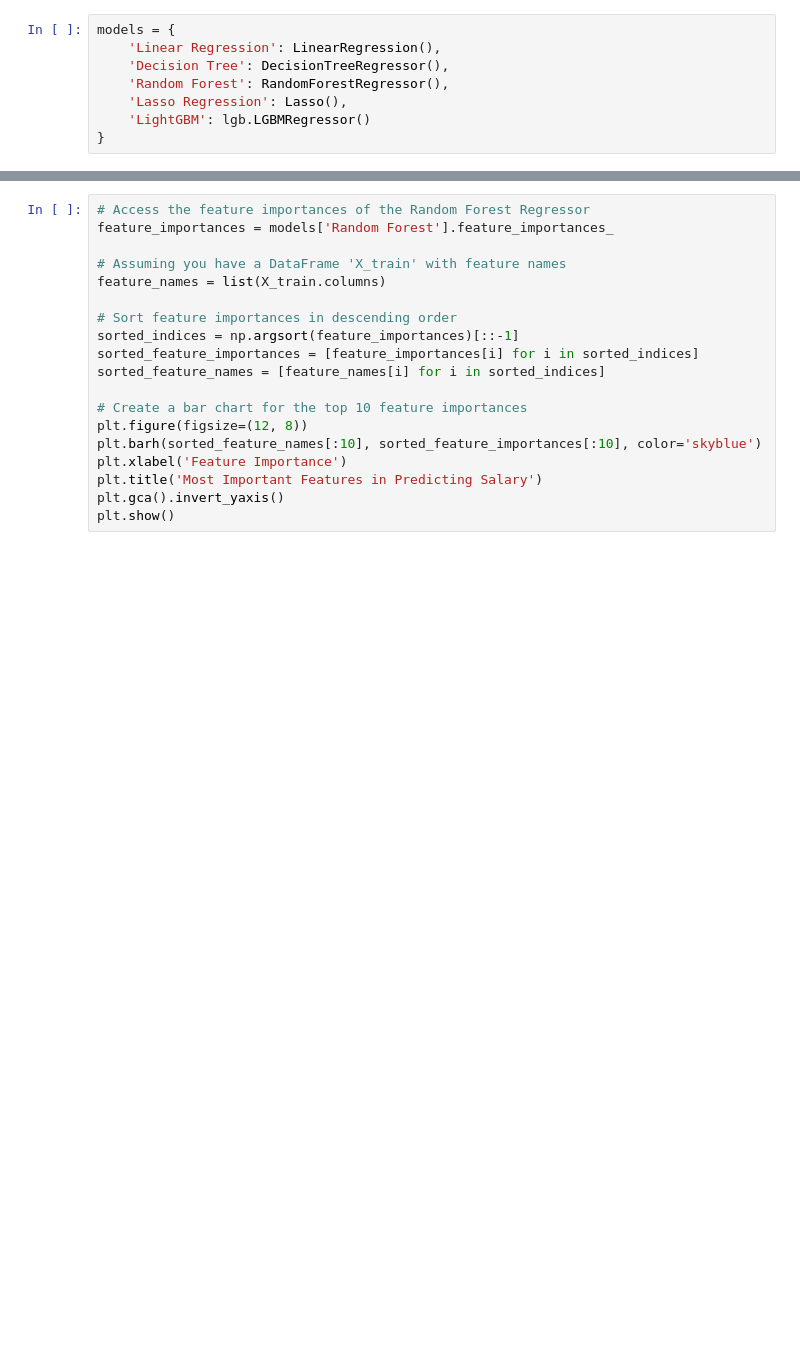
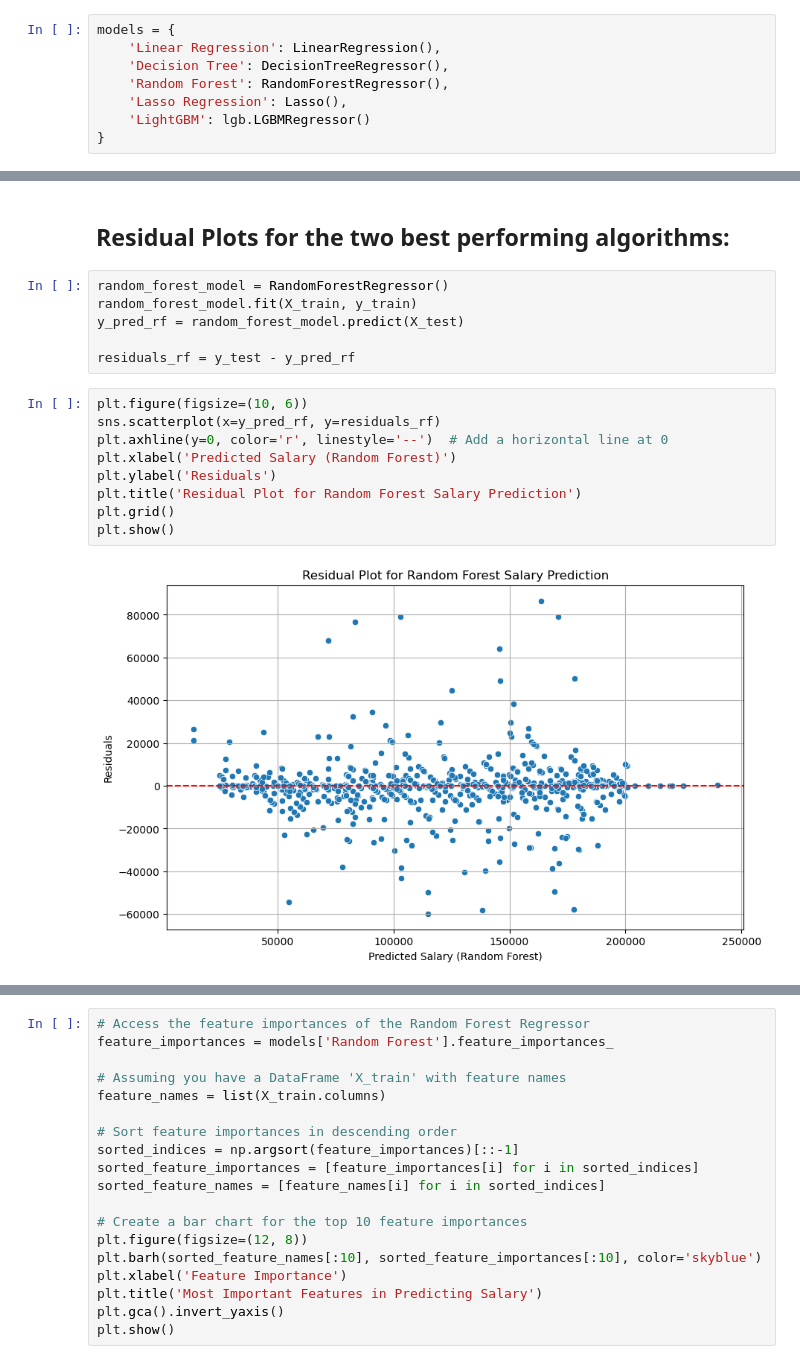
Before and after one commit to risv1/predictive-salary-modeling, a Jupyter notebook: classifier/Updated_model.ipynb, the cells around one changed output, grey strips where cells are left out. Drawn from its saved outputs; the diff is of its cells as text; blank space fills up the shorter version.

Commit message:
Update model

```diff
--- a/classifier/Updated_model.ipynb
+++ b/classifier/Updated_model.ipynb
@@ -397,3 +397,22 @@ Mean Absolute Error: 5826.860137126474
 R^2 Score: 0.9636271902372576
 
 -----------------------------------------
+# %% [markdown]
+## Residual Plots for the two best performing algorithms:
+# %%
+random_forest_model = RandomForestRegressor()
+random_forest_model.fit(X_train, y_train)
+y_pred_rf = random_forest_model.predict(X_test)
+
+residuals_rf = y_test - y_pred_rf
+# %%
+plt.figure(figsize=(10, 6))
+sns.scatterplot(x=y_pred_rf, y=residuals_rf)
+plt.axhline(y=0, color='r', linestyle='--')  # Add a horizontal line at 0
+plt.xlabel('Predicted Salary (Random Forest)')
+plt.ylabel('Residuals')
+plt.title('Residual Plot for Random Forest Salary Prediction')
+plt.grid()
+plt.show()
+# %% [output]
+[figure, added]
```
Also changed, not shown: parts of 8 cells of this notebook.
